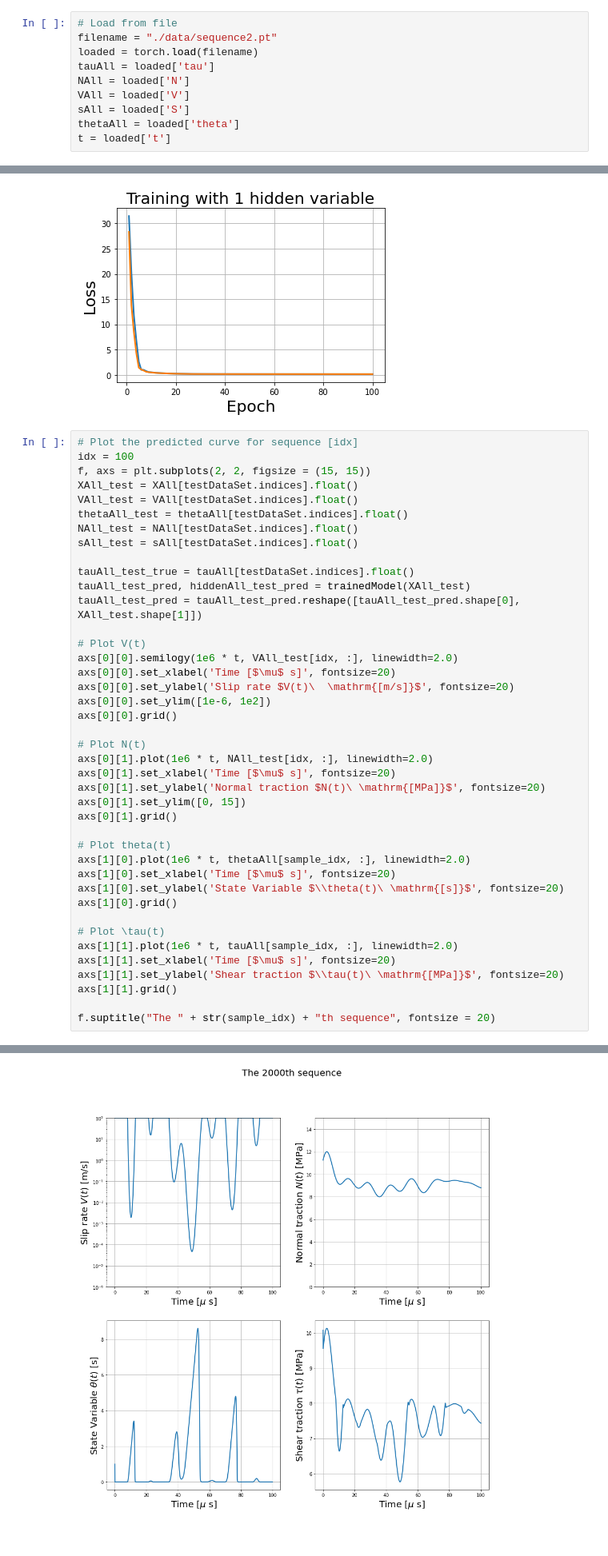
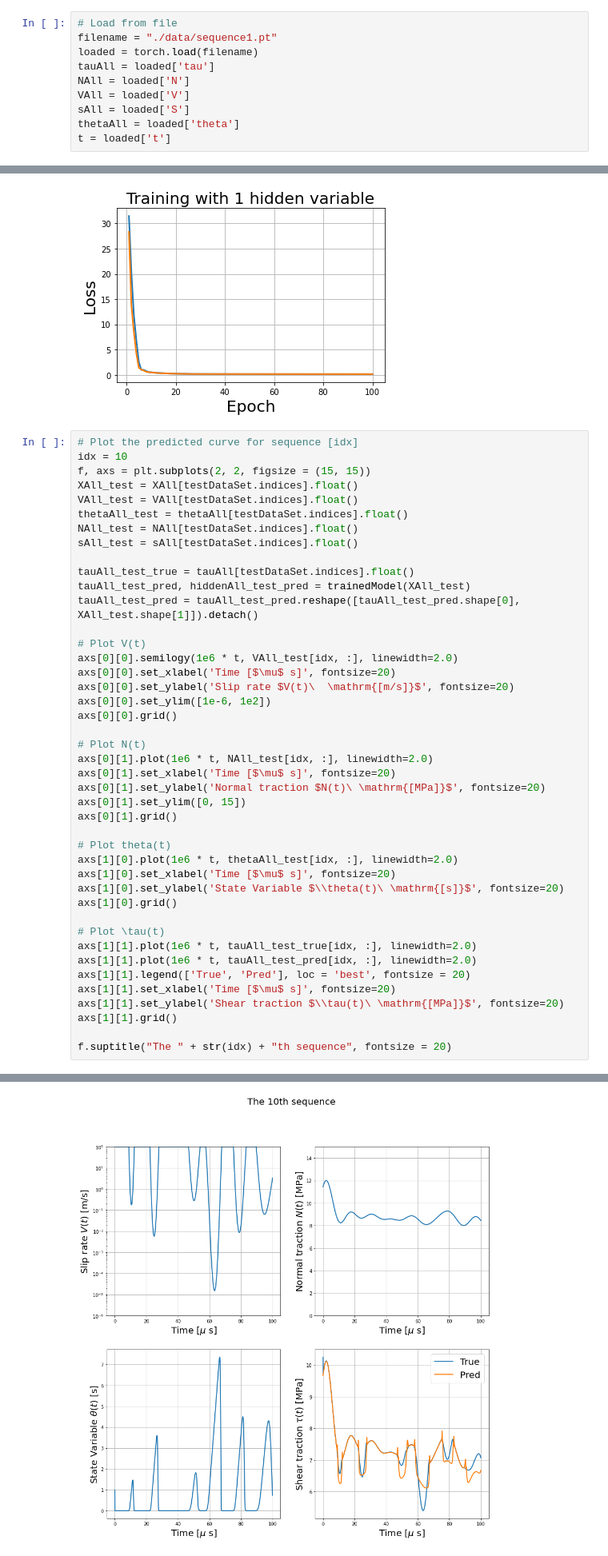
Before and after one commit to Shengduo/RateStateFrictionTraining, a Jupyter notebook: Trial.ipynb, the cells around one changed output, grey strips where cells are left out. Shown: that part at 80% size. Saved outputs shown, nothing was run; the diff lists cells and outputs as text.

```diff
--- a/Trial.ipynb
+++ b/Trial.ipynb
@@ -306,7 +306,7 @@ fw:        0.2
 Time consumed (single core):  36.36797332763672  s
 # %%
 # Load from file
-filename = "./data/sequence2.pt"
+filename = "./data/sequence1.pt"
 loaded = torch.load(filename)
 tauAll = loaded['tau']
 NAll = loaded['N']
@@ -680,7 +680,7 @@ Text(0.5, 1.0, 'Training with 1 hidden variable')
 [figure]
 # %%
 # Plot the predicted curve for sequence [idx]
-idx = 100
+idx = 10
 f, axs = plt.subplots(2, 2, figsize = (15, 15))
 XAll_test = XAll[testDataSet.indices].float()
 VAll_test = VAll[testDataSet.indices].float()
@@ -690,7 +690,7 @@ sAll_test = sAll[testDataSet.indices].float()
 
 tauAll_test_true = tauAll[testDataSet.indices].float()
 tauAll_test_pred, hiddenAll_test_pred = trainedModel(XAll_test)
-tauAll_test_pred = tauAll_test_pred.reshape([tauAll_test_pred.shape[0], XAll_test.shape[1]])
+tauAll_test_pred = tauAll_test_pred.reshape([tauAll_test_pred.shape[0], XAll_test.shape[1]]).detach()
 
 # Plot V(t)
 axs[0][0].semilogy(1e6 * t, VAll_test[idx, :], linewidth=2.0)
@@ -707,16 +707,18 @@ axs[0][1].set_ylim([0, 15])
 axs[0][1].grid()
 
 # Plot theta(t)
-axs[1][0].plot(1e6 * t, thetaAll[sample_idx, :], linewidth=2.0)
+axs[1][0].plot(1e6 * t, thetaAll_test[idx, :], linewidth=2.0)
 axs[1][0].set_xlabel('Time [$\mu$ s]', fontsize=20)
 axs[1][0].set_ylabel('State Variable $\\theta(t)\ \mathrm{[s]}$', fontsize=20)
 axs[1][0].grid()
 
 # Plot \tau(t)
-axs[1][1].plot(1e6 * t, tauAll[sample_idx, :], linewidth=2.0)
+axs[1][1].plot(1e6 * t, tauAll_test_true[idx, :], linewidth=2.0)
+axs[1][1].plot(1e6 * t, tauAll_test_pred[idx, :], linewidth=2.0)
+axs[1][1].legend(['True', 'Pred'], loc = 'best', fontsize = 20)
 axs[1][1].set_xlabel('Time [$\mu$ s]', fontsize=20)
 axs[1][1].set_ylabel('Shear traction $\\tau(t)\ \mathrm{[MPa]}$', fontsize=20)
 axs[1][1].grid()
 
-f.suptitle("The " + str(sample_idx) + "th sequence", fontsize = 20)
+f.suptitle("The " + str(idx) + "th sequence", fontsize = 20)
 # %% [output]
@@ -724 +726 @@ Text(0.5, 0.98, 'The 2000th sequence')
-[figure, old version]
+[figure, new version]
```
Also changed, not shown: parts of 5 cells of this notebook.
